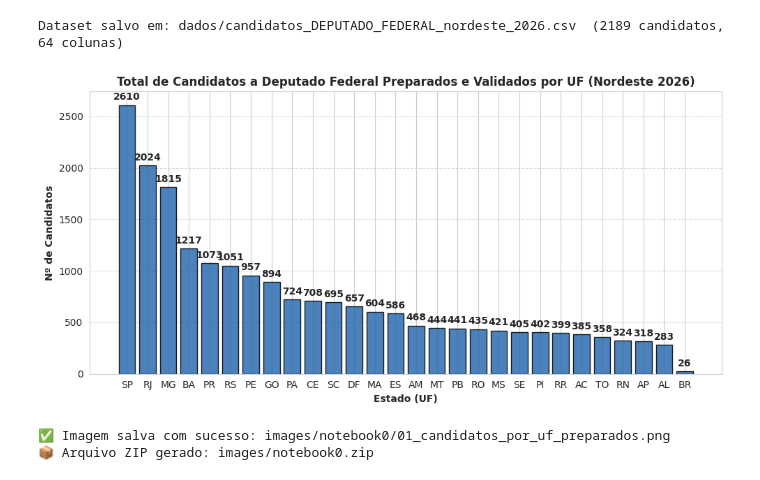
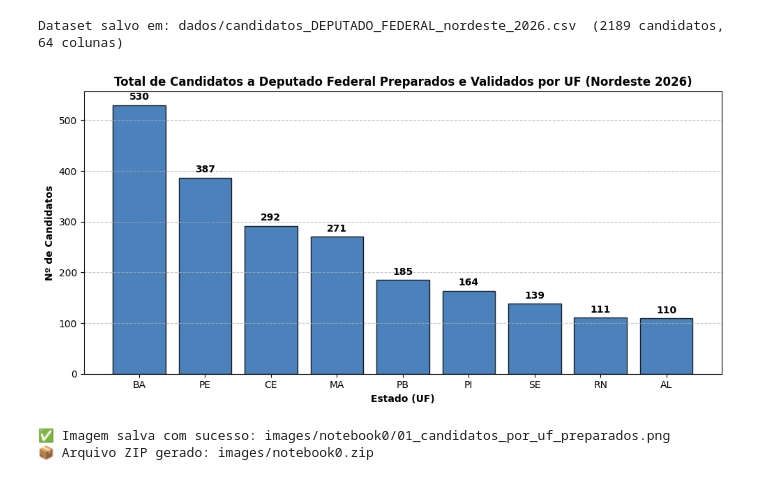
Before and after one commit to TiagoGandra/ml-senac-grupo4, a Jupyter notebook: 00_preparacao_dados.ipynb, the cells around one changed output. Saved outputs shown, nothing was run; the diff lists cells and outputs as text; code cells hidden in the pictures.

```diff
--- a/00_preparacao_dados.ipynb
+++ b/00_preparacao_dados.ipynb
@@ -307,35 +307,35 @@ Dataset salvo em: dados/candidatos_DEPUTADO_FEDERAL_nordeste_2026.csv  (2189 can
 # ── Exportação de Imagens para Apresentação ────────────────────────────────────
 import os
 import zipfile
 import matplotlib.pyplot as plt
 
 os.makedirs('images/notebook0', exist_ok=True)
 
-# 1. Gráfico de síntese: Total de candidatos validados por UF
+# 1. Gráfico de síntese: Total de candidatos validados por UF (apenas estados do Nordeste via UF)
 fig, ax = plt.subplots(figsize=(10, 5))
-cand_por_uf = df['SG_UF'].value_counts().sort_values(ascending=False)
+cand_por_uf = dfCandBem[dfCandBem['SG_UF'].isin(UF)]['SG_UF'].value_counts().sort_values(ascending=False)
 bars = ax.bar(cand_por_uf.index, cand_por_uf.values, color='#2b6cb0', edgecolor='black', alpha=0.85)
 ax.bar_label(bars, fmt='%d', padding=3, fontweight='bold')
 ax.set_title('Total de Candidatos a Deputado Federal Preparados e Validados por UF (Nordeste 2026)', fontsize=12, fontweight='bold')
 ax.set_xlabel('Estado (UF)', fontweight='bold')
 ax.set_ylabel('Nº de Candidatos', fontweight='bold')
 ax.grid(axis='y', linestyle='--', alpha=0.7)
 plt.tight_layout()
 
 img_path = 'images/notebook0/01_candidatos_por_uf_preparados.png'
 plt.savefig(img_path, dpi=300, bbox_inches='tight')
 plt.show()
 print(f"✅ Imagem salva com sucesso: {img_path}")
 
 # Compactar imagens do notebook 0 em zip para download fácil
 zip_path = 'images/notebook0.zip'
 with zipfile.ZipFile(zip_path, 'w', zipfile.ZIP_DEFLATED) as zipf:
     for root, _, files in os.walk('images/notebook0'):
         for file in files:
             if not file.endswith('.zip'):
                 zipf.write(os.path.join(root, file), arcname=file)
 print(f"📦 Arquivo ZIP gerado: {zip_path}")
 # %% [output]
-[figure, old version]
+[figure, new version]
 ✅ Imagem salva com sucesso: images/notebook0/01_candidatos_por_uf_preparados.png
 📦 Arquivo ZIP gerado: images/notebook0.zip
```
Also changed, not shown: 21 other files.
